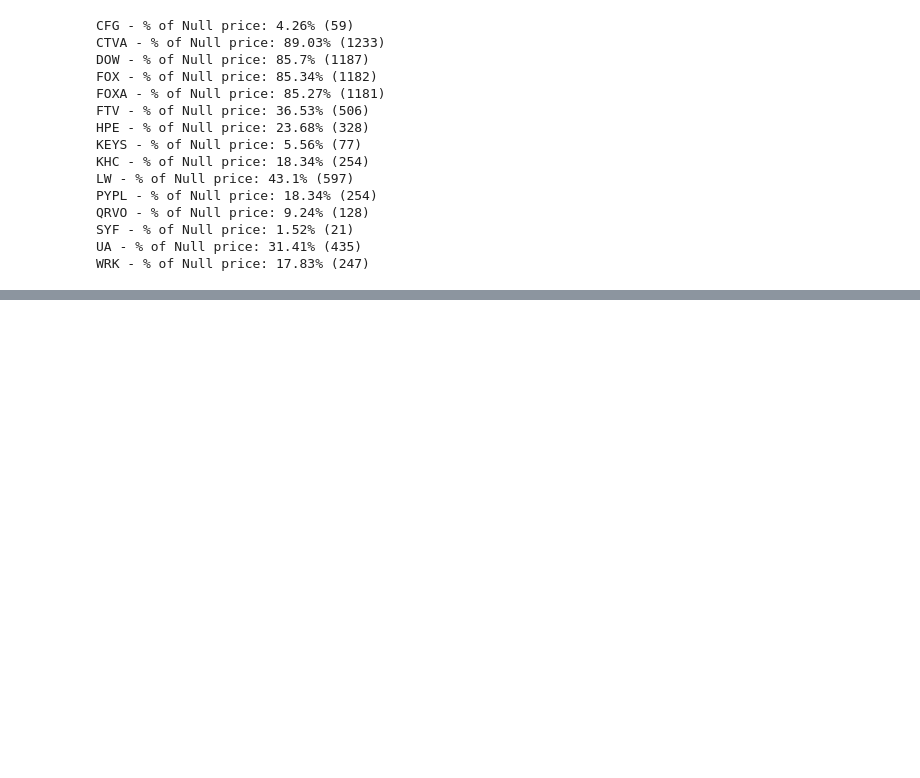
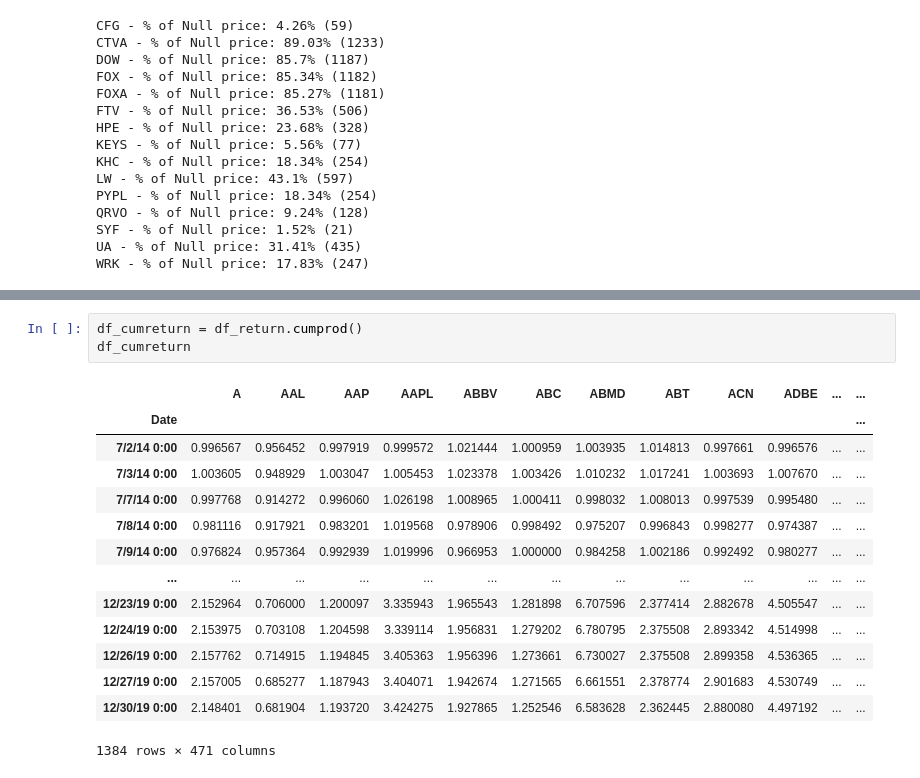
Before and after one commit to hamidreza-rhz/Index-tracking-portfolio-optimization-using-deep-learning, a Jupyter notebook: getdata.ipynb, the cells around one changed output, grey strips where cells are left out. Saved outputs shown, nothing was run; the diff lists cells and outputs as text; blank space fills up the shorter version.

```diff
--- a/getdata.ipynb
+++ b/getdata.ipynb
@@ -54,0 +111,18 @@ WRK - % of Null price: 17.83% (247)
+# %%
+df_cumreturn = df_return.cumprod()
+df_cumreturn
+# %% [output]
+|  | A | AAL | AAP | AAPL | ABBV | ABC | ABMD | ABT | ACN | ADBE | ... | ... |
+| Date |  |  |  |  |  |  |  |  |  |  |  | ... |
+| 7/2/14 0:00 | 0.996567 | 0.956452 | 0.997919 | 0.999572 | 1.021444 | 1.000959 | 1.003935 | 1.014813 | 0.997661 | 0.996576 | ... | ... |
+| 7/3/14 0:00 | 1.003605 | 0.948929 | 1.003047 | 1.005453 | 1.023378 | 1.003426 | 1.010232 | 1.017241 | 1.003693 | 1.007670 | ... | ... |
+| 7/7/14 0:00 | 0.997768 | 0.914272 | 0.996060 | 1.026198 | 1.008965 | 1.000411 | 0.998032 | 1.008013 | 0.997539 | 0.995480 | ... | ... |
+| 7/8/14 0:00 | 0.981116 | 0.917921 | 0.983201 | 1.019568 | 0.978906 | 0.998492 | 0.975207 | 0.996843 | 0.998277 | 0.974387 | ... | ... |
+| 7/9/14 0:00 | 0.976824 | 0.957364 | 0.992939 | 1.019996 | 0.966953 | 1.000000 | 0.984258 | 1.002186 | 0.992492 | 0.980277 | ... | ... |
+| ... | ... | ... | ... | ... | ... | ... | ... | ... | ... | ... | ... | ... |
+| 12/23/19 0:00 | 2.152964 | 0.706000 | 1.200097 | 3.335943 | 1.965543 | 1.281898 | 6.707596 | 2.377414 | 2.882678 | 4.505547 | ... | ... |
+| 12/24/19 0:00 | 2.153975 | 0.703108 | 1.204598 | 3.339114 | 1.956831 | 1.279202 | 6.780795 | 2.375508 | 2.893342 | 4.514998 | ... | ... |
+| 12/26/19 0:00 | 2.157762 | 0.714915 | 1.194845 | 3.405363 | 1.956396 | 1.273661 | 6.730027 | 2.375508 | 2.899358 | 4.536365 | ... | ... |
+| 12/27/19 0:00 | 2.157005 | 0.685277 | 1.187943 | 3.404071 | 1.942674 | 1.271565 | 6.661551 | 2.378774 | 2.901683 | 4.530749 | ... | ... |
+| 12/30/19 0:00 | 2.148401 | 0.681904 | 1.193720 | 3.424275 | 1.927865 | 1.252546 | 6.583628 | 2.362445 | 2.880080 | 4.497192 | ... | ... |
+1384 rows × 471 columns
```
Also changed, not shown: parts of 5 cells of this notebook, 3 other files.
